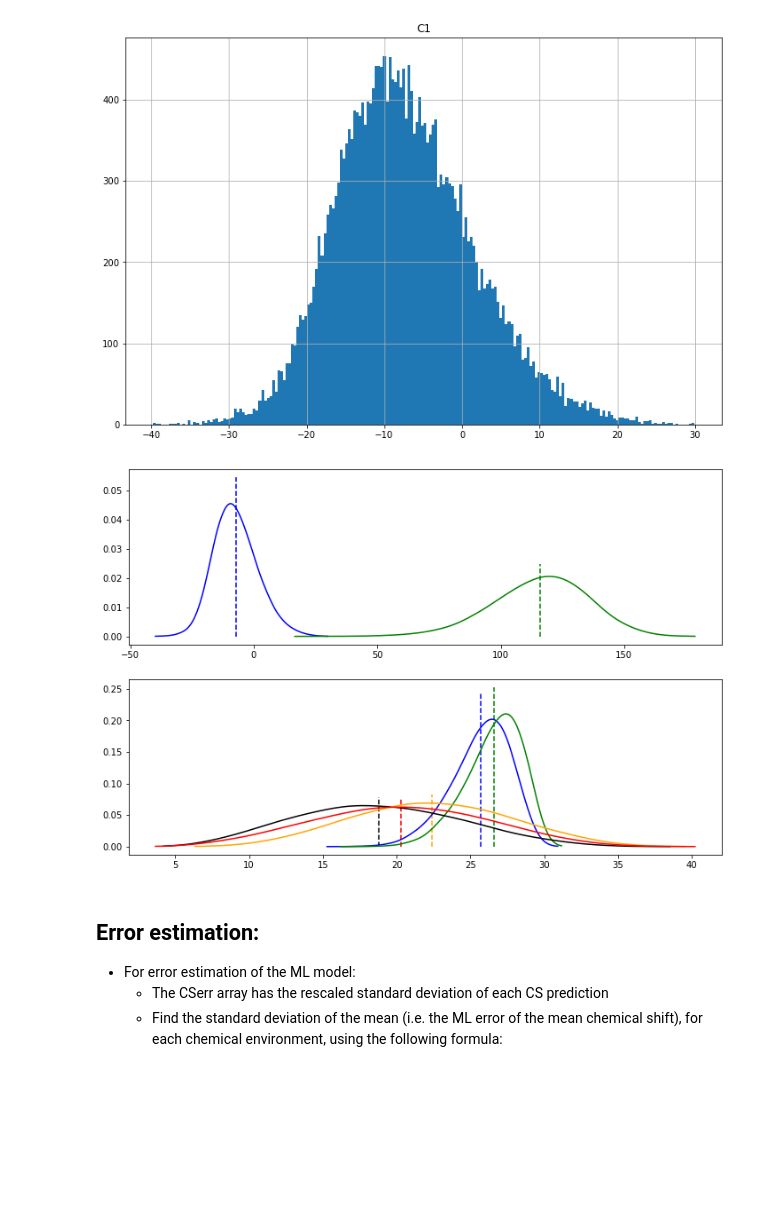
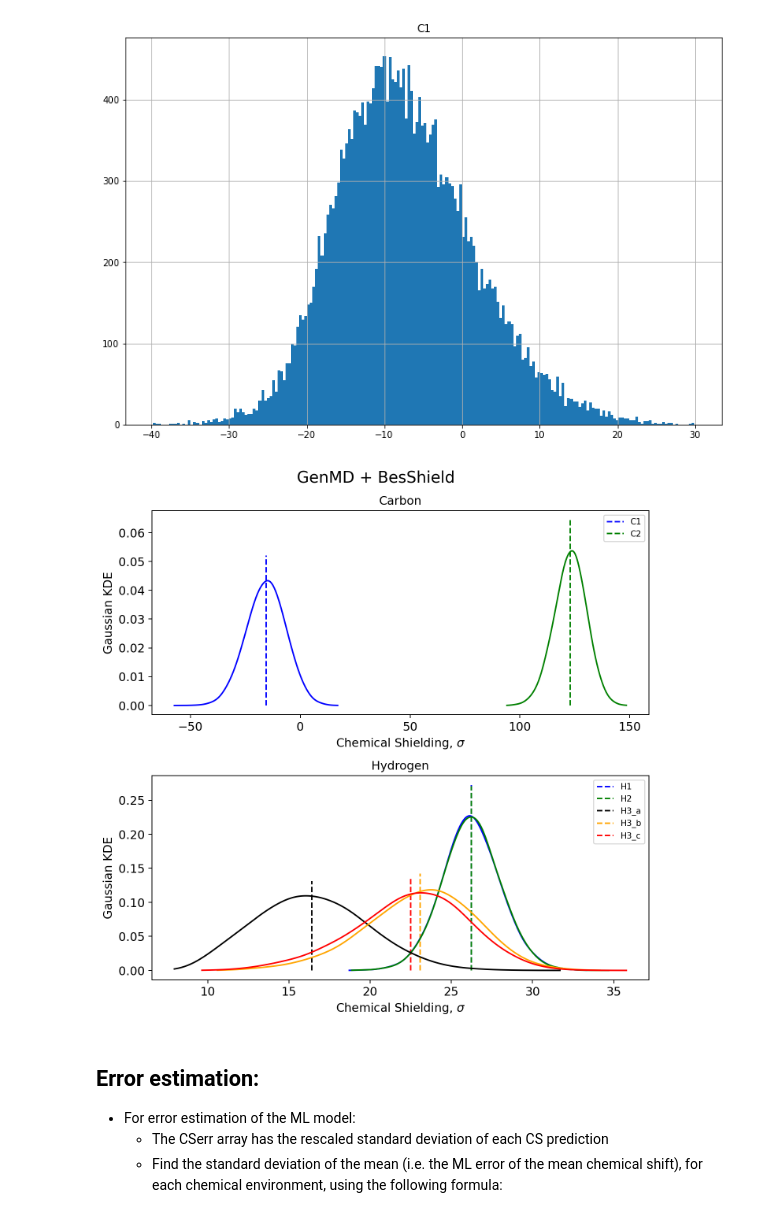
Before and after one commit to victorprincipe/genshift, a Jupyter notebook: plottings.ipynb, the cells around one changed output. Drawn from its saved outputs; the diff is of its cells as text; code cells hidden in the pictures; blank space fills up the shorter version.

Commit message:
Updated plottings nb.

```diff
--- a/plottings.ipynb
+++ b/plottings.ipynb
@@ -147,7 +147,7 @@ def process_glycine(raw_data):
 
     return processed_df
 # %%
-processed_data_gly_genmd_besshield=process_glycine('genmd_besshield/PI_NVT/glycine_gamma_nbeads_test/shieldings.csv')
+processed_data_gly_genmd_besshield=process_glycine('genmd_besshield/PI_NVT/glycine_gamma/shieldings.csv')
 processed_data_gly_genmd_besshield = remove_zeros(processed_data_gly_genmd_besshield)
 processed_data_gly_besmd_besshield=process_glycine('besmd_besshield/PI_NVT/glycine_gamma/shieldings.csv')
 processed_data_gly_besmd_besshield = remove_zeros(processed_data_gly_besmd_besshield)
@@ -308,10 +308,21 @@ array([[<AxesSubplot:title={'center':'C1'}>]], dtype=object)
 def plot(df):
     #plot density distribution of shieldings from a dataframe (dataframe must have shielding columns without error columns)
     plt.rcParams["figure.figsize"] = (12,8)
-    fig, ax = plt.subplots(nrows=2)
+    fig, ax = plt.subplots(nrows=2, figsize=(8,8), dpi=180)
     colours=['blue', 'green', 'black', 'orange', 'red']
     lc = 0
     lh = 0
+
+    ax[0].set(title= 'Carbon', xlabel= r'Chemical Shielding, $\sigma$', ylabel='Gaussian KDE')
+    for item in ([ax[0].title, ax[0].xaxis.label, ax[0].yaxis.label] +
+            ax[0].get_xticklabels() + ax[0].get_yticklabels()):
+            item.set_fontsize(12)
+
+    ax[1].set(title= 'Hydrogen', xlabel= r'Chemical Shielding, $\sigma$', ylabel='Gaussian KDE')
+    for item in ([ax[1].title, ax[1].xaxis.label, ax[1].yaxis.label] +
+            ax[1].get_xticklabels() + ax[1].get_yticklabels()):
+            item.set_fontsize(12)
+
     for i in df.columns:
         #get appropriate x-values
         xs= np.linspace(df.min()[i],df.max()[i],200)
@@ -324,13 +335,21 @@ def plot(df):
         #plot shieldings
         if i[0]=='C' and len(i)<5:
             ax[0].plot(xs, normalize(xs), color=colours[lc])
-            ax[0].vlines(np.mean(df[i]), ymin= 0, ymax=max(normalize(xs)+(0.20*normalize(xs))), linestyles="dashed", color=colours[lc])
+            ax[0].vlines(np.mean(df[i]), ymin= 0, ymax=max(normalize(xs)+(0.20*normalize(xs))), linestyles="dashed", color=colours[lc], label=str(i))
             lc += 1
+            ax[0].legend(loc=1, prop={'size': 8.5})
+
         if i[0]=='H'and len(i)<5:
             ax[1].plot(xs, normalize(xs), color=colours[lh])
-            ax[1].vlines(np.mean(df[i]), ymin= 0, ymax=max(normalize(xs)+(0.20*normalize(xs))), linestyles="dashed", color=colours[lh])
+            ax[1].vlines(np.mean(df[i]), ymin= 0, ymax=max(normalize(xs)+(0.20*normalize(xs))), linestyles="dashed", color=colours[lh], label=str(i))
             lh += 1
+            ax[1].legend(loc=1, prop={'size': 8.5})
+
+    fig.suptitle('GenMD + BesShield', size=16)
+    #fig.delaxes(ax[1])
+    fig.tight_layout()
+    return fig
 # %%
-plot(processed_data_gly_besmd_genshield)
+all_nuclei = plot(processed_data_gly_genmd_besshield)
 # %% [output]
-[figure, old version]
+[figure, new version]
```
Also changed, not shown: parts of 27 cells of this notebook.
